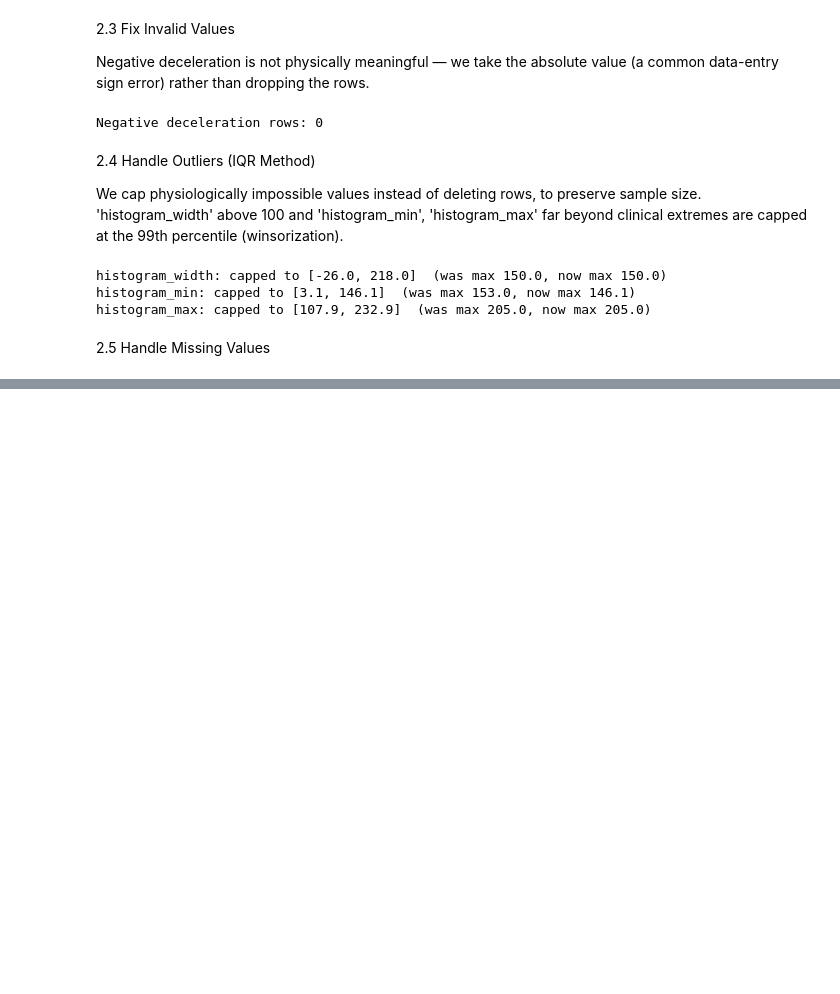
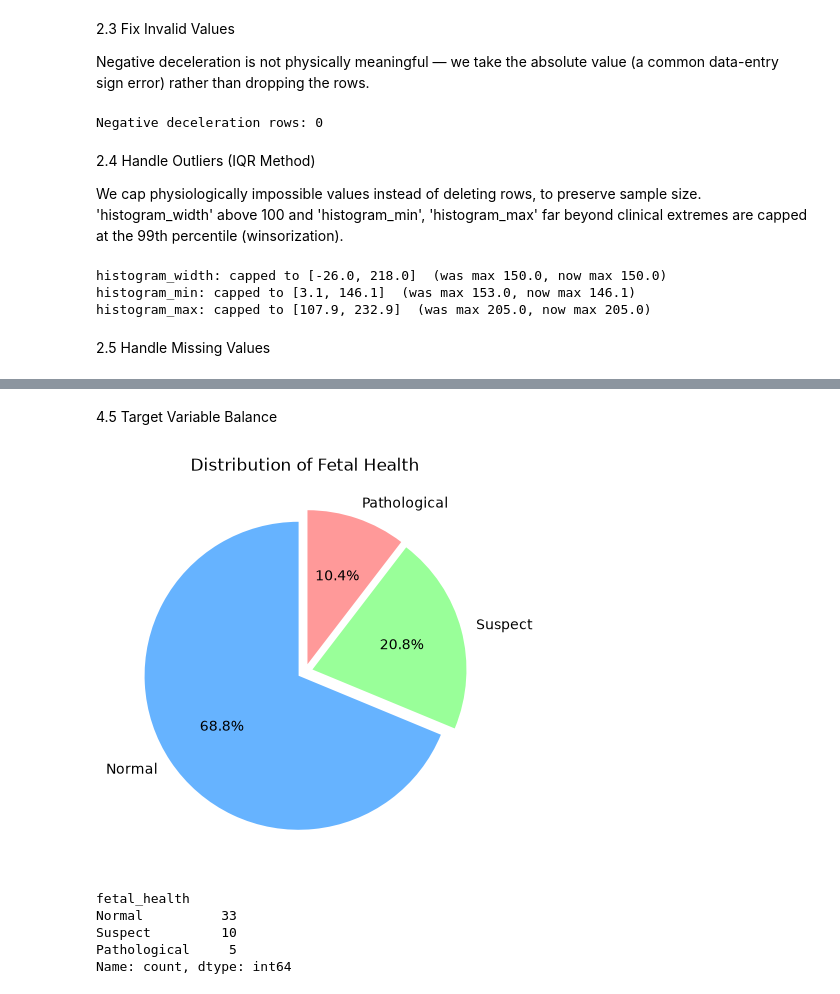
Before and after one commit to harish29sh/Fetal-Health-AIML, a Jupyter notebook: Project.ipynb, the cells around one changed output, grey strips where cells are left out. Drawn from its saved outputs; the diff is of its cells as text; code cells hidden in the pictures; blank space fills up the shorter version.

```diff
--- a/Project.ipynb
+++ b/Project.ipynb
@@ -444,0 +567,16 @@ dtype: int64
+# %% [markdown]
+4.5 Target Variable Balance
+# %%
+plt.figure(figsize=(5,5))
+counts = df['fetal_health'].value_counts()
+plt.pie(counts, labels=counts.index, autopct='%1.1f%%', colors=['#66b3ff','#99ff99','#ff9999'], startangle=90, explode=(0.05, 0.05, 0.05))
+plt.title('Distribution of Fetal Health')
+plt.show()
+print(counts)
+# %% [output]
+[figure, added]
+fetal_health
+Normal          33
+Suspect         10
+Pathological     5
+Name: count, dtype: int64
```
Also changed, not shown: parts of 26 cells of this notebook.
